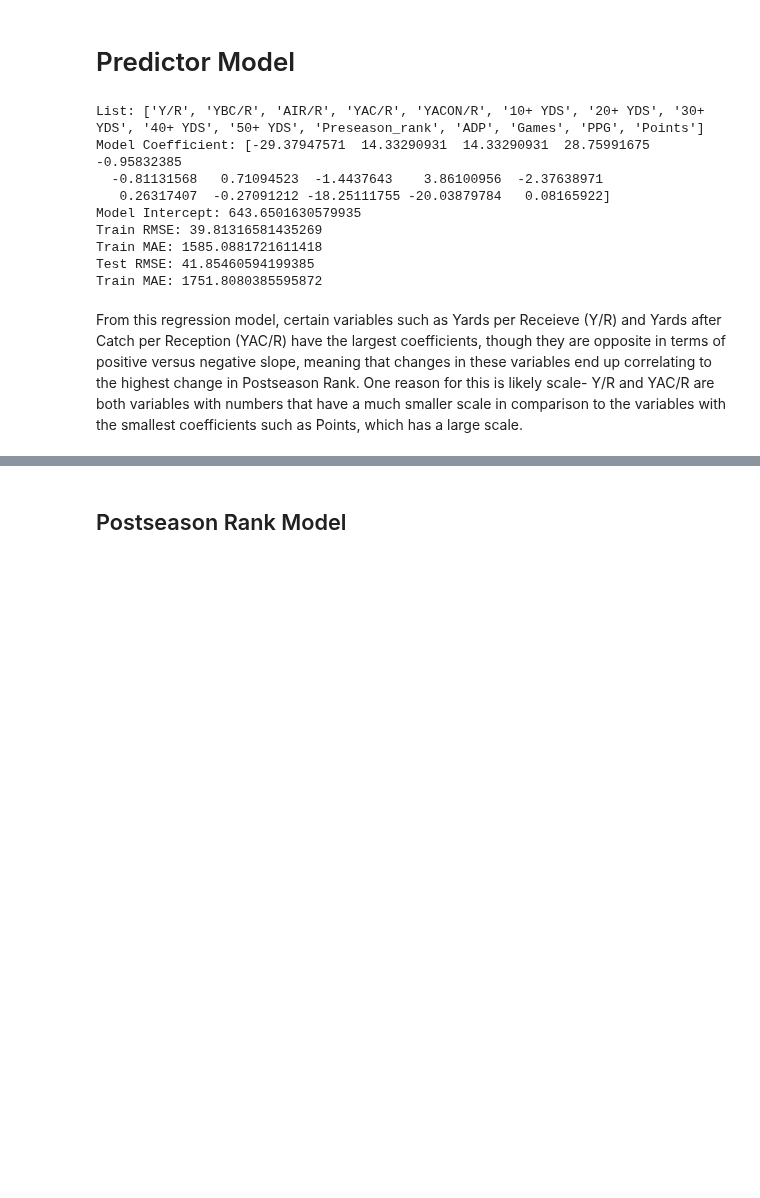
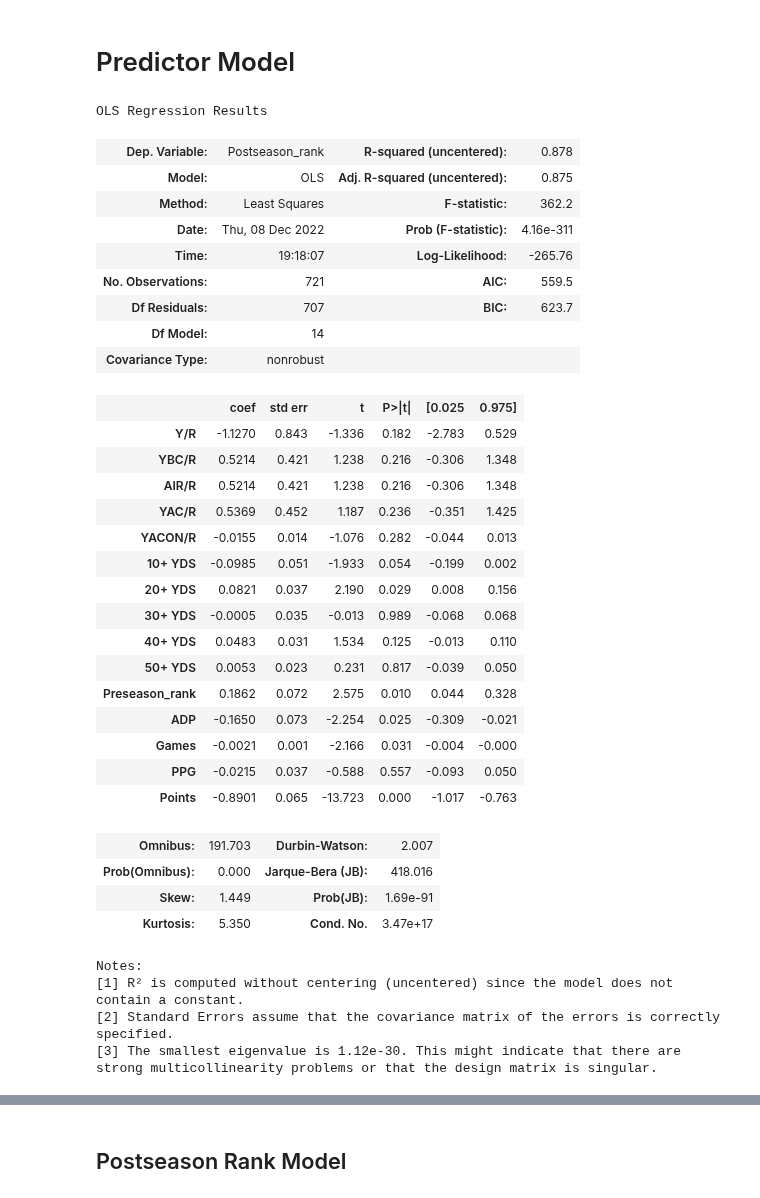
Before and after one commit to jjz62/info2950group, a Jupyter notebook: Final_Report(1).ipynb, the cells around one changed output, grey strips where cells are left out. Drawn from its saved outputs; the diff is of its cells as text; code cells hidden in the pictures; blank space fills up the shorter version.

Commit message:
regression edits

```diff
--- a/Final_Report(1).ipynb
+++ b/Final_Report(1).ipynb
@@ -221,32 +222,45 @@ Correlation between postseason rank and points can be seen from the above scatte
 # %% [markdown]
 # Predictor Model
 # %%
-def run_regression(names, training, testing, target):
-    model = LinearRegression().fit(training[names], training[target])
-    train_pred = model.predict(training[names])
-    test_pred = model.predict(testing[names])
-    train_mse = metrics.mean_squared_error(training[target], train_pred)
-    test_mse = metrics.mean_squared_error(testing[target], test_pred)
-    print('List:', names)
-    print('Model Coefficient:', model.coef_)
-    print('Model Intercept:', model.intercept_)
-    print('Train RMSE:', np.sqrt(train_mse))
-    print('Train MAE:', train_mse)
-    print('Test RMSE:', np.sqrt(test_mse))
-    print('Train MAE:', test_mse)
-
 player_train, player_test = train_test_split(wr_df, test_size = 0.3, random_state = 2950)
+standard_scaler = StandardScaler()
+player_train[["Postseason_rank", "Y/R","YBC/R","AIR/R", "YAC/R", "YACON/R", "10+ YDS", "20+ YDS", "30+ YDS", "40+ YDS", "50+ YDS", "Preseason_rank", "ADP", "Points", "PPG"]] = standard_scaler.fit_transform(player_train[["Postseason_rank", "Y/R","YBC/R","AIR/R", "YAC/R", "YACON/R", "10+ YDS", "20+ YDS", "30+ YDS", "40+ YDS", "50+ YDS", "Preseason_rank", "ADP", "Points", "PPG"]])
 variable_list = ['Y/R', 'YBC/R', 'AIR/R', 'YAC/R', 'YACON/R', '10+ YDS', '20+ YDS', '30+ YDS', '40+ YDS', '50+ YDS', 'Preseason_rank', 'ADP', 'Games', 'PPG', 'Points']
-run_regression(variable_list, player_train, player_test, 'Postseason_rank')
+model = sm.OLS(player_train['Postseason_rank'], player_train[variable_list]).fit()
+model.summary()
 # %% [output]
-List: ['Y/R', 'YBC/R', 'AIR/R', 'YAC/R', 'YACON/R', '10+ YDS', '20+ YDS', '30+ YDS', '40+ YDS', '50+ YDS', 'Preseason_rank', 'ADP', 'Games', 'PPG', 'Points']
-Model Coefficient: [-29.37947571  14.33290931  14.33290931  28.75991675  -0.95832385
-  -0.81131568   0.71094523  -1.4437643    3.86100956  -2.37638971
-   0.26317407  -0.27091212 -18.25111755 -20.03879784   0.08165922]
-Model Intercept: 643.6501630579935
-Train RMSE: 39.81316581435269
-Train MAE: 1585.0881721611418
-Test RMSE: 41.85460594199385
-Train MAE: 1751.8080385595872
+OLS Regression Results
+| Dep. Variable: | Postseason_rank | R-squared (uncentered): | 0.878 |
+| Model: | OLS | Adj. R-squared (uncentered): | 0.875 |
+| Method: | Least Squares | F-statistic: | 362.2 |
+| Date: | Thu, 08 Dec 2022 | Prob (F-statistic): | 4.16e-311 |
+| Time: | 19:18:07 | Log-Likelihood: | -265.76 |
+| No. Observations: | 721 | AIC: | 559.5 |
+| Df Residuals: | 707 | BIC: | 623.7 |
+| Df Model: | 14 |  |  |
+| Covariance Type: | nonrobust |  |  |
+|  | coef | std err | t | P>|t| | [0.025 | 0.975] |
+| Y/R | -1.1270 | 0.843 | -1.336 | 0.182 | -2.783 | 0.529 |
+| YBC/R | 0.5214 | 0.421 | 1.238 | 0.216 | -0.306 | 1.348 |
+| AIR/R | 0.5214 | 0.421 | 1.238 | 0.216 | -0.306 | 1.348 |
+| YAC/R | 0.5369 | 0.452 | 1.187 | 0.236 | -0.351 | 1.425 |
+| YACON/R | -0.0155 | 0.014 | -1.076 | 0.282 | -0.044 | 0.013 |
+| 10+ YDS | -0.0985 | 0.051 | -1.933 | 0.054 | -0.199 | 0.002 |
+| 20+ YDS | 0.0821 | 0.037 | 2.190 | 0.029 | 0.008 | 0.156 |
+| 30+ YDS | -0.0005 | 0.035 | -0.013 | 0.989 | -0.068 | 0.068 |
+| 40+ YDS | 0.0483 | 0.031 | 1.534 | 0.125 | -0.013 | 0.110 |
+| 50+ YDS | 0.0053 | 0.023 | 0.231 | 0.817 | -0.039 | 0.050 |
+| Preseason_rank | 0.1862 | 0.072 | 2.575 | 0.010 | 0.044 | 0.328 |
+| ADP | -0.1650 | 0.073 | -2.254 | 0.025 | -0.309 | -0.021 |
+| Games | -0.0021 | 0.001 | -2.166 | 0.031 | -0.004 | -0.000 |
+| PPG | -0.0215 | 0.037 | -0.588 | 0.557 | -0.093 | 0.050 |
+| Points | -0.8901 | 0.065 | -13.723 | 0.000 | -1.017 | -0.763 |
+| Omnibus: | 191.703 | Durbin-Watson: | 2.007 |
+| Prob(Omnibus): | 0.000 | Jarque-Bera (JB): | 418.016 |
+| Skew: | 1.449 | Prob(JB): | 1.69e-91 |
+| Kurtosis: | 5.350 | Cond. No. | 3.47e+17 |
+Notes:
+[1] R² is computed without centering (uncentered) since the model does not contain a constant.
+[2] Standard Errors assume that the covariance matrix of the errors is correctly specified.
+[3] The smallest eigenvalue is 1.12e-30. This might indicate that there are
+strong multicollinearity problems or that the design matrix is singular.
-# %% [markdown]
-From this regression model, certain variables such as Yards per Receieve (Y/R) and Yards after Catch per Reception (YAC/R) have the largest coefficients, though they are opposite in terms of positive versus negative slope, meaning that changes in these variables end up correlating to the highest change in Postseason Rank. One reason for this is likely scale- Y/R and YAC/R are both variables with numbers that have a much smaller scale in comparison to the variables with the smallest coefficients such as Points, which has a large scale.
```
Also changed, not shown: parts of 8 cells of this notebook.
